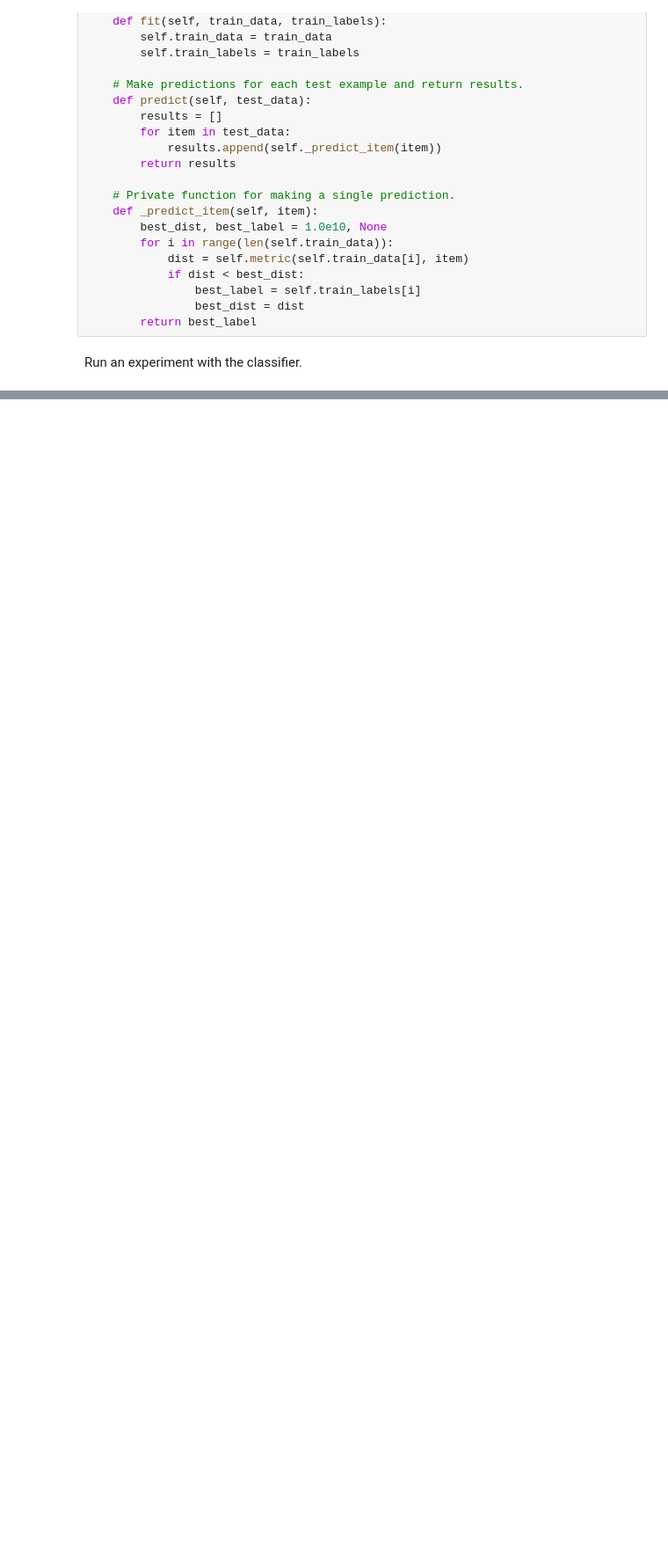
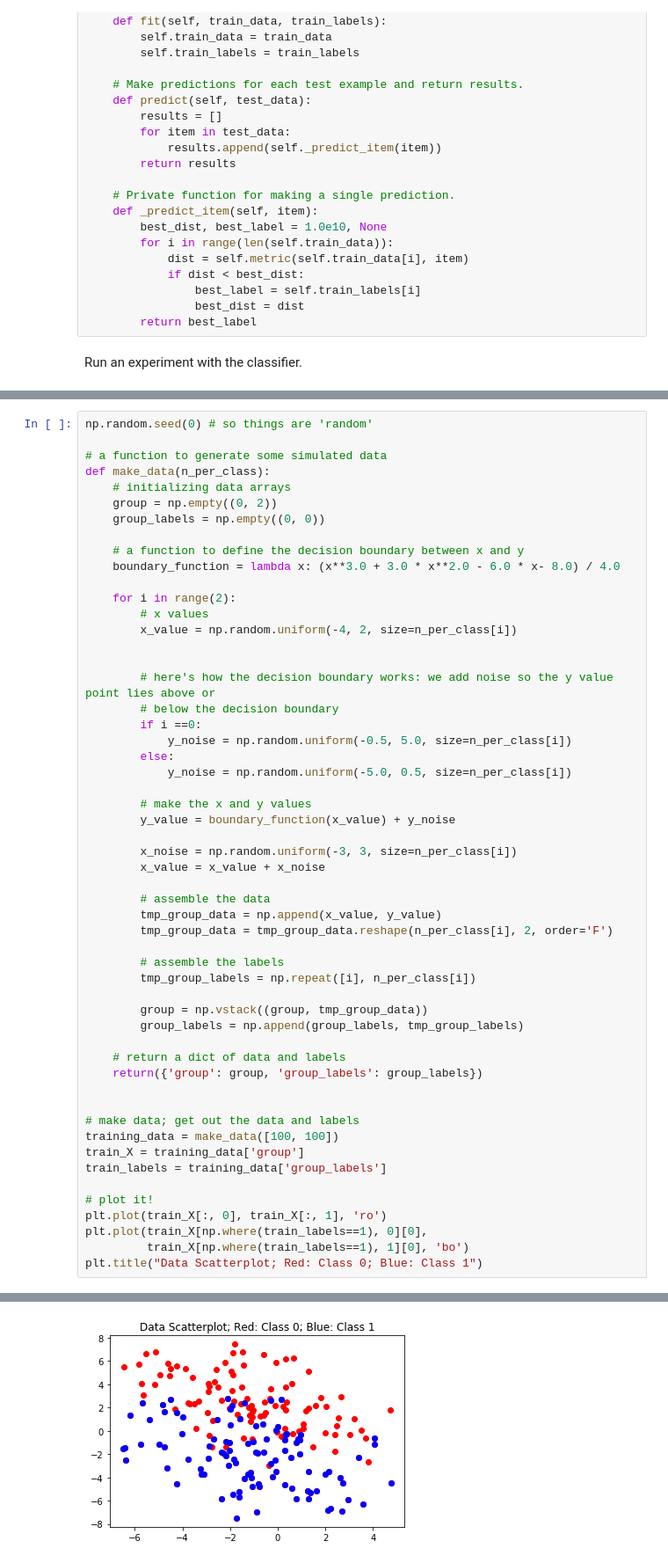
Before and after one commit to ysalomon/ucb-w207-applied-ml, a Jupyter notebook: tutorials/week2-Nearest-Neighbors.ipynb, the cells around one changed output, grey strips where cells are left out. Shown at 88% size. Drawn from its saved outputs; the diff is of its cells as text; blank space fills up the shorter version.

```diff
--- a/tutorials/week2-Nearest-Neighbors.ipynb
+++ b/tutorials/week2-Nearest-Neighbors.ipynb
@@ -98,0 +102,55 @@ total:  50  correct:  48  accuracy: 0.96
+# %%
+np.random.seed(0) # so things are 'random'
+
+# a function to generate some simulated data
+def make_data(n_per_class):
+    # initializing data arrays
+    group = np.empty((0, 2))
+    group_labels = np.empty((0, 0))
+
+    # a function to define the decision boundary between x and y
+    boundary_function = lambda x: (x**3.0 + 3.0 * x**2.0 - 6.0 * x- 8.0) / 4.0
+
+    for i in range(2):
+        # x values
+        x_value = np.random.uniform(-4, 2, size=n_per_class[i])
+
+
+        # here's how the decision boundary works: we add noise so the y value point lies above or
+        # below the decision boundary
+        if i ==0:
+            y_noise = np.random.uniform(-0.5, 5.0, size=n_per_class[i])
+        else:
+            y_noise = np.random.uniform(-5.0, 0.5, size=n_per_class[i])
+
+        # make the x and y values
+        y_value = boundary_function(x_value) + y_noise
+
+        x_noise = np.random.uniform(-3, 3, size=n_per_class[i])
+        x_value = x_value + x_noise
+
+        # assemble the data
+        tmp_group_data = np.append(x_value, y_value)
+        tmp_group_data = tmp_group_data.reshape(n_per_class[i], 2, order='F')
+
+        # assemble the labels
+        tmp_group_labels = np.repeat([i], n_per_class[i])
+
+        group = np.vstack((group, tmp_group_data))
+        group_labels = np.append(group_labels, tmp_group_labels)
+
+    # return a dict of data and labels
+    return({'group': group, 'group_labels': group_labels})
+
+
+# make data; get out the data and labels
+training_data = make_data([100, 100])
+train_X = training_data['group']
+train_labels = training_data['group_labels']
+
+# plot it!
+plt.plot(train_X[:, 0], train_X[:, 1], 'ro')
+plt.plot(train_X[np.where(train_labels==1), 0][0],
+         train_X[np.where(train_labels==1), 1][0], 'bo')
+plt.title("Data Scatterplot; Red: Class 0; Blue: Class 1")
+# %% [output]
@@ -98,0 +158 @@ total:  50  correct:  48  accuracy: 0.96
+[figure, added]
```
Also changed, not shown: parts of 9 cells of this notebook, 1 other file.
